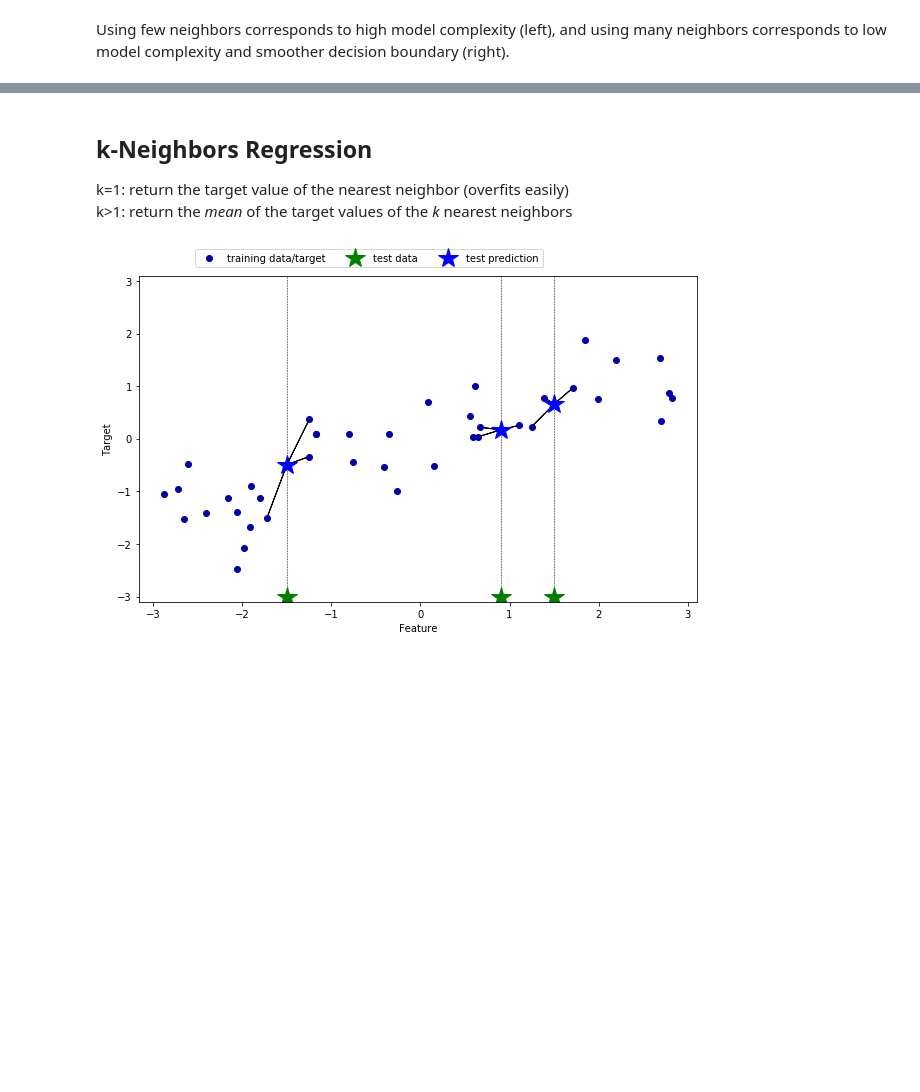
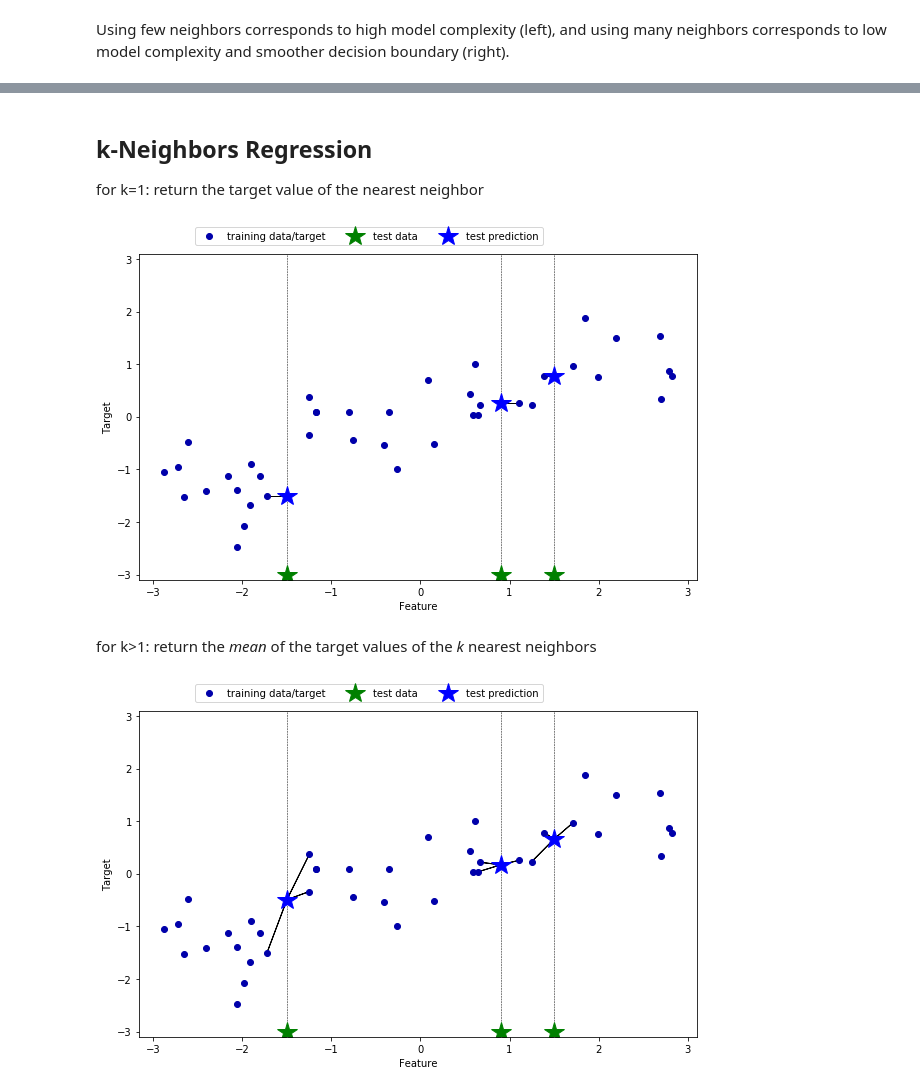
Before and after one commit to ML-course/engineer, a Jupyter notebook: notebooks/01 - Introduction.ipynb, the cells around one changed output, grey strips where cells are left out. Saved outputs shown, nothing was run; the diff lists cells and outputs as text; code cells hidden in the pictures; blank space fills up the shorter version.

```diff
--- a/notebooks/01 - Introduction.ipynb
+++ b/notebooks/01 - Introduction.ipynb
@@ -988,7 +1237,12 @@ Using few neighbors corresponds to high model complexity (left), and using many
 # %% [markdown]
 ## k-Neighbors Regression
-k=1: return the target value of the nearest neighbor (overfits easily)
-k>1: return the _mean_ of the target values of the _k_ nearest neighbors
+for k=1: return the target value of the nearest neighbor
+# %%
+mglearn.plots.plot_knn_regression(n_neighbors=1)
+# %% [output]
+[figure, added]
+# %% [markdown]
+for k>1: return the _mean_ of the target values of the _k_ nearest neighbors
 # %%
 mglearn.plots.plot_knn_regression(n_neighbors=3)
 # %% [output]
```
Also changed, not shown: parts of 78 cells of this notebook, 2 other files.
